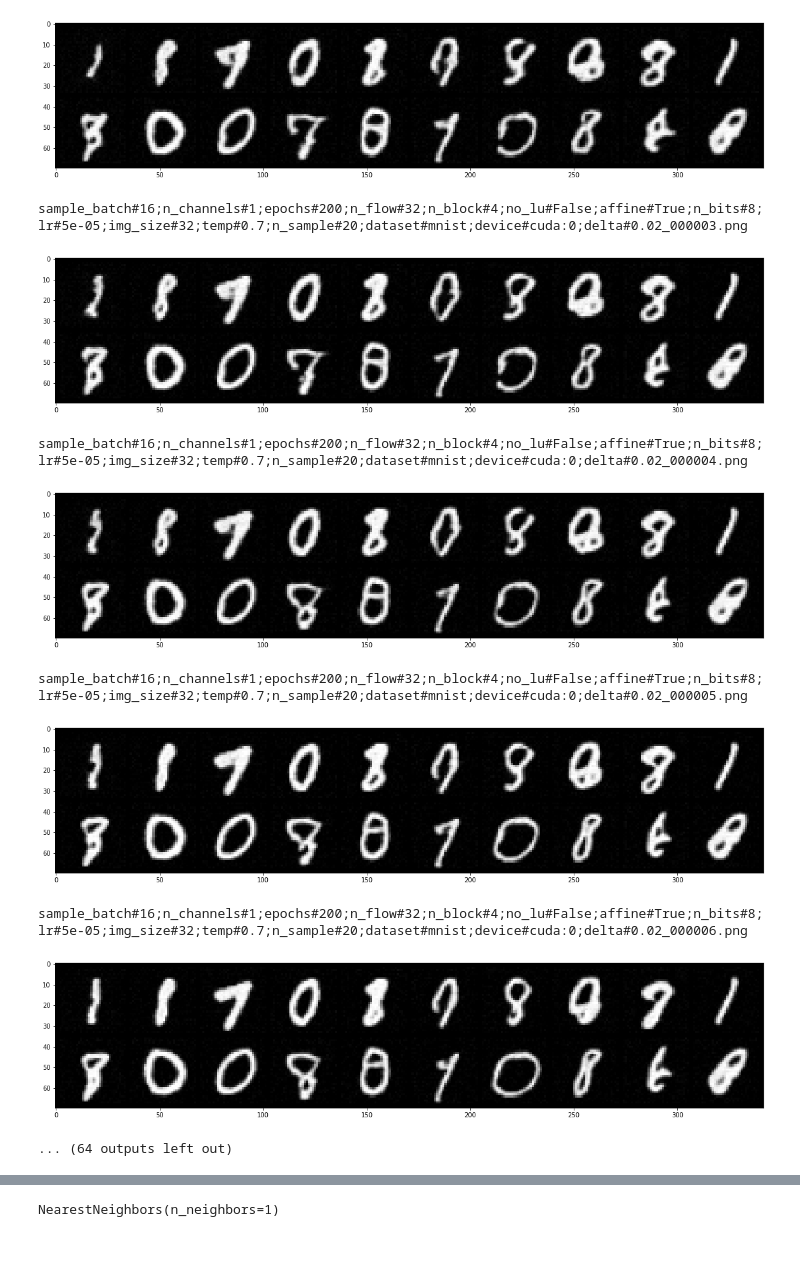
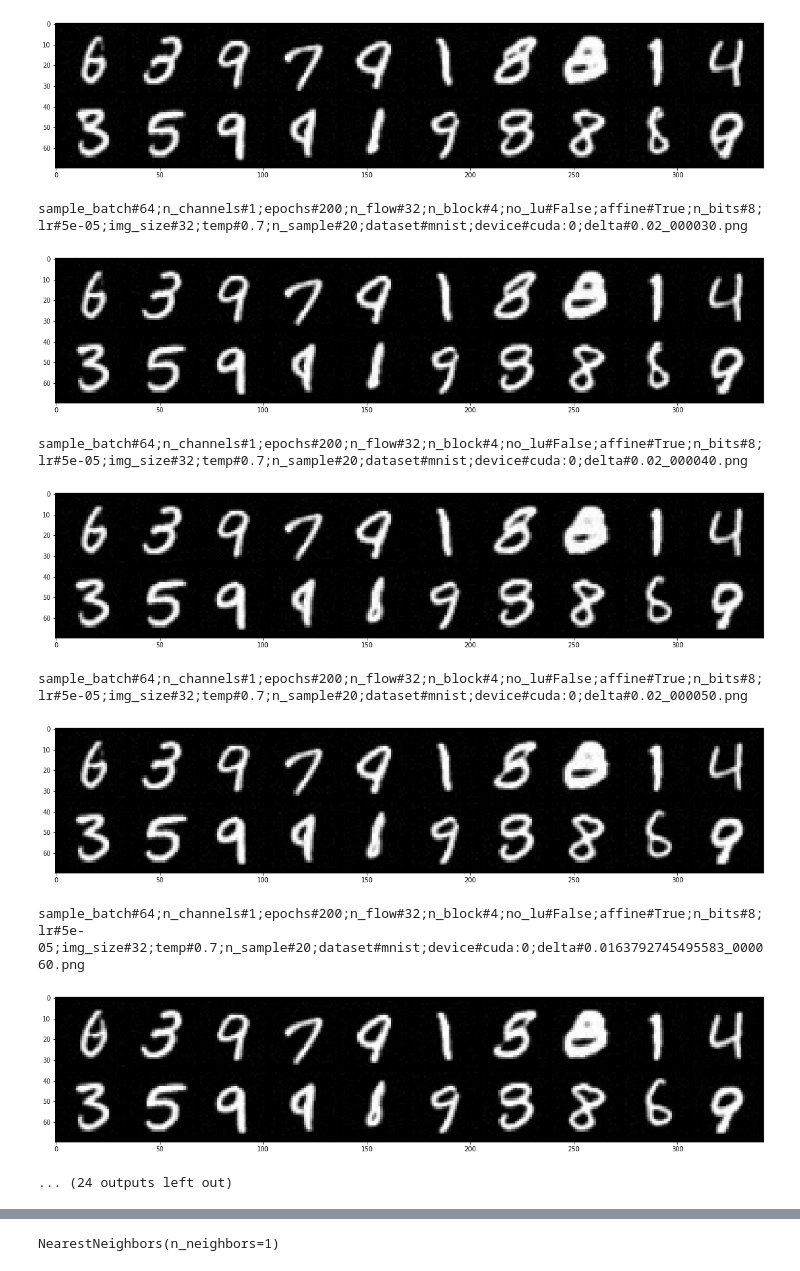
Before and after one commit to rosinality/glow-pytorch, a Jupyter notebook: notebooks/loss_plot.ipynb, the cells around one changed output, grey strips where cells are left out. Cells and saved outputs as stored; diff of their text form; code cells hidden in the pictures.

```diff
--- a/notebooks/loss_plot.ipynb
+++ b/notebooks/loss_plot.ipynb
@@ -8,7 +8,7 @@ import glob
 # %%
 def plot_loss(filename, ylim=None, start=0):
 #     plt.figure(figsize=(15,10))
-    fig, ax = plt.subplots()
+    fig, ax = plt.subplots(figsize=(15,15))
     test_filename = filename.replace("train", "test")
     data = pd.read_csv(filename, header=None)
     ax.plot(np.log10(data.iloc[start:, 0]), label="train")
@@ -55,7 +55,7 @@ for f in sorted(glob.glob("../losses/*train*")):
 # %%
 n = 10
 for f in sorted(os.listdir("../sample"), key=lambda x: x.split("_")[-1]):
-    if 'png' in f:
+    if '0.png' in f:
         print(f)
         img = Image.open(f"../sample/{f}")
         plt.figure(figsize = (n*2, n*10))
@@ -68,10 +68,10 @@ sample_batch#16;n_channels#1;epochs#200;n_flow#32;n_block#4;no_lu#False;affine#T
-[figure, old version]
+[figure, new version]
-sample_batch#16;n_channels#1;epochs#200;n_flow#32;n_block#4;no_lu#False;affine#True;n_bits#8;lr#5e-05;img_size#32;temp#0.7;n_sample#20;dataset#mnist;device#cuda:0;delta#0.02_000003.png
+sample_batch#64;n_channels#1;epochs#200;n_flow#32;n_block#4;no_lu#False;affine#True;n_bits#8;lr#5e-05;img_size#32;temp#0.7;n_sample#20;dataset#mnist;device#cuda:0;delta#0.02_000030.png
-[figure, old version]
+[figure, new version]
-sample_batch#16;n_channels#1;epochs#200;n_flow#32;n_block#4;no_lu#False;affine#True;n_bits#8;lr#5e-05;img_size#32;temp#0.7;n_sample#20;dataset#mnist;device#cuda:0;delta#0.02_000004.png
+sample_batch#64;n_channels#1;epochs#200;n_flow#32;n_block#4;no_lu#False;affine#True;n_bits#8;lr#5e-05;img_size#32;temp#0.7;n_sample#20;dataset#mnist;device#cuda:0;delta#0.02_000040.png
-[figure, old version]
+[figure, new version]
-sample_batch#16;n_channels#1;epochs#200;n_flow#32;n_block#4;no_lu#False;affine#True;n_bits#8;lr#5e-05;img_size#32;temp#0.7;n_sample#20;dataset#mnist;device#cuda:0;delta#0.02_000005.png
+sample_batch#64;n_channels#1;epochs#200;n_flow#32;n_block#4;no_lu#False;affine#True;n_bits#8;lr#5e-05;img_size#32;temp#0.7;n_sample#20;dataset#mnist;device#cuda:0;delta#0.02_000050.png
-[figure, old version]
+[figure, new version]
-sample_batch#16;n_channels#1;epochs#200;n_flow#32;n_block#4;no_lu#False;affine#True;n_bits#8;lr#5e-05;img_size#32;temp#0.7;n_sample#20;dataset#mnist;device#cuda:0;delta#0.02_000006.png
+sample_batch#64;n_channels#1;epochs#200;n_flow#32;n_block#4;no_lu#False;affine#True;n_bits#8;lr#5e-05;img_size#32;temp#0.7;n_sample#20;dataset#mnist;device#cuda:0;delta#0.0163792745495583_000060.png
-[figure, old version]
+[figure, new version]
-... (64 outputs left out)
+... (24 outputs left out)
```
Also changed, not shown: parts of 6 cells of this notebook, 1 other file.
